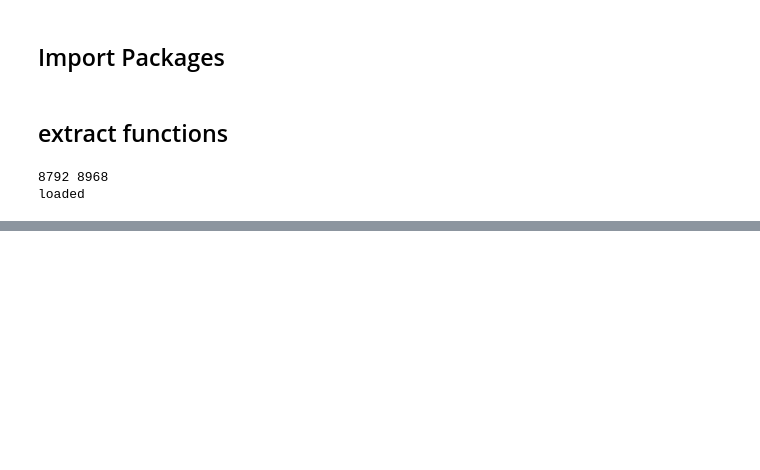
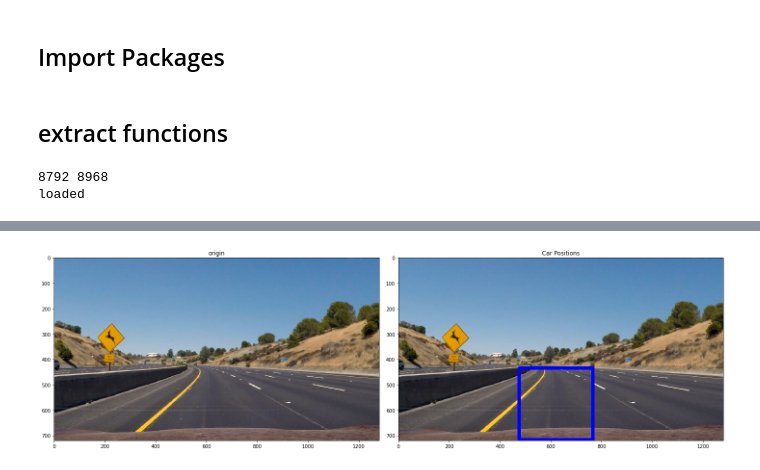
Before and after one commit to DolphinWorld/udacitySelfDrivingCourse, a Jupyter notebook: paste/P5.ipynb, the cells around one changed output, grey strips where cells are left out. Saved outputs shown, nothing was run; the diff lists cells and outputs as text; code cells hidden in the pictures; blank space fills up the shorter version.

```diff
--- a/paste/P5.ipynb
+++ b/paste/P5.ipynb
@@ -436,0 +465,94 @@ fig.tight_layout()
+# %%
+from scipy.ndimage.measurements import label
+image = mpimg.imread('test_images/test4.jpg')
+x_start_stop=[None, None]
+size_ranges = (64, 96, 128, 256)
+y_end_rates = (0.6, 0.7, 0.9, 1)
+
+windows = []
+for y_end, xysize in zip(y_end_rates, size_ranges) :
+    size = (xysize, xysize)
+    y_start_stop = [image.shape[0]//2, int(y_end * image.shape[0])]
+    windows.extend(slide_window(image, x_start_stop=x_start_stop, y_start_stop=y_start_stop,
+                    xy_window=size, xy_overlap=(0.8, 0.8)))
+
+def add_heat(heatmap, bbox_list):
+    # Iterate through list of bboxes
+    for box in bbox_list:
+        # Add += 1 for all pixels inside each bbox
+        # Assuming each "box" takes the form ((x1, y1), (x2, y2))
+        heatmap[box[0][1]:box[1][1], box[0][0]:box[1][0]] += 1
+
+    # Return updated heatmap
+    return heatmap# Iterate through list of bboxes
+
+def apply_threshold(heatmap, threshold):
+    # Zero out pixels below the threshold
+    heatmap[heatmap <= threshold] = 0
+    # Return thresholded map
+    return heatmap
+
+def draw_labeled_bboxes(img, labels):
+    # Iterate through all detected cars
+    for car_number in range(1, labels[1]+1):
+        # Find pixels with each car_number label value
+        nonzero = (labels[0] == car_number).nonzero()
+        # Identify x and y values of those pixels
+        nonzeroy = np.array(nonzero[0])
+        nonzerox = np.array(nonzero[1])
+        # Define a bounding box based on min/max x and y
+        bbox = ((np.min(nonzerox), np.min(nonzeroy)), (np.max(nonzerox), np.max(nonzeroy)))
+        # Draw the box on the image
+        cv2.rectangle(img, bbox[0], bbox[1], (0,0,1.0), 12)
+    # Return the image
+    return img
+
+def detectImage(image) :
+    draw_image = np.copy(image)
+
+    image = image.astype(np.float32) / 255
+
+    box_list = search_windows(image, windows, clf, X_scaler, color_space=color_space,
+                            spatial_size=spatial_size, hist_bins=hist_bins,
+                            orient=orient, pix_per_cell=pix_per_cell,
+                            cell_per_block=cell_per_block,
+                            hog_channel=hog_channel, spatial_feat=spatial_feat,
+                            hist_feat=hist_feat, hog_feat=hog_feat)
+
+
+    heat = np.zeros_like(image[:,:,0]).astype(np.float)
+
+
+
+    # Add heat to each box in box list
+    heat = add_heat(heat,box_list)
+
+    # Apply threshold to help remove false positives
+    heat = apply_threshold(heat,3)
+
+    # Visualize the heatmap when displaying
+    heatmap = np.clip(heat, 0, 255)
+
+    # Find final boxes from heatmap using label function
+    labels = label(heatmap)
+    draw_img = draw_labeled_bboxes(np.copy(image), labels)
+    return (draw_img * 255) .astype(np.uint8)
+
+
+image = mpimg.imread('test_images/test2.jpg')
+draw_img = detectImage(image)
+
+fig = plt.figure(figsize = (20,15))
+plt.subplot(121)
+plt.imshow(image)
+plt.title('origin')
+plt.subplot(122)
+plt.imshow(draw_img)
+plt.title('Car Positions')
+
+print(draw_img.shape)
+#plt.subplot(133)
+#plt.imshow(heatmap, cmap='hot')
+#plt.title('Heat Map')
+fig.tight_layout()
+# %% [output]
@@ -436,0 +560 @@ fig.tight_layout()
+[figure, added]
```
Also changed, not shown: parts of 7 cells of this notebook, 1 other file.
